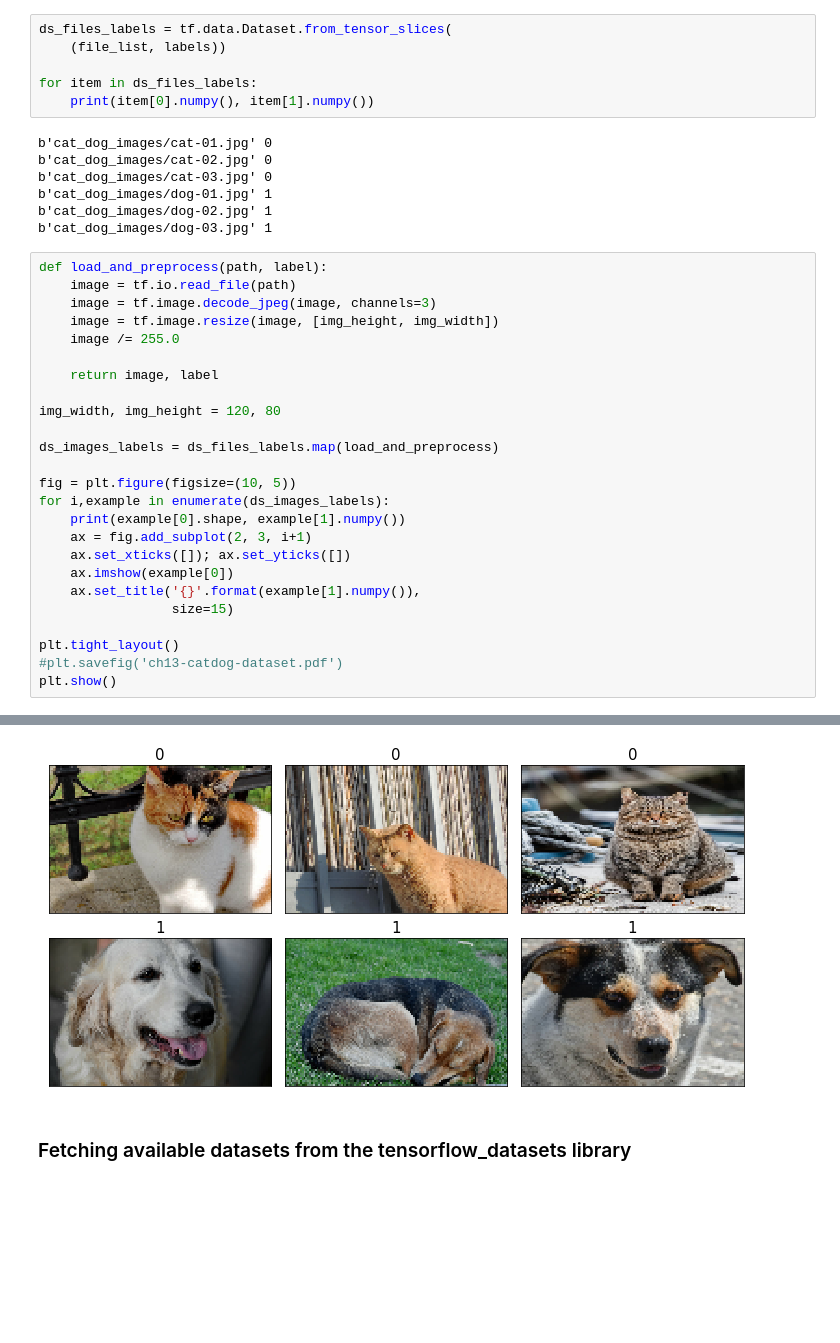
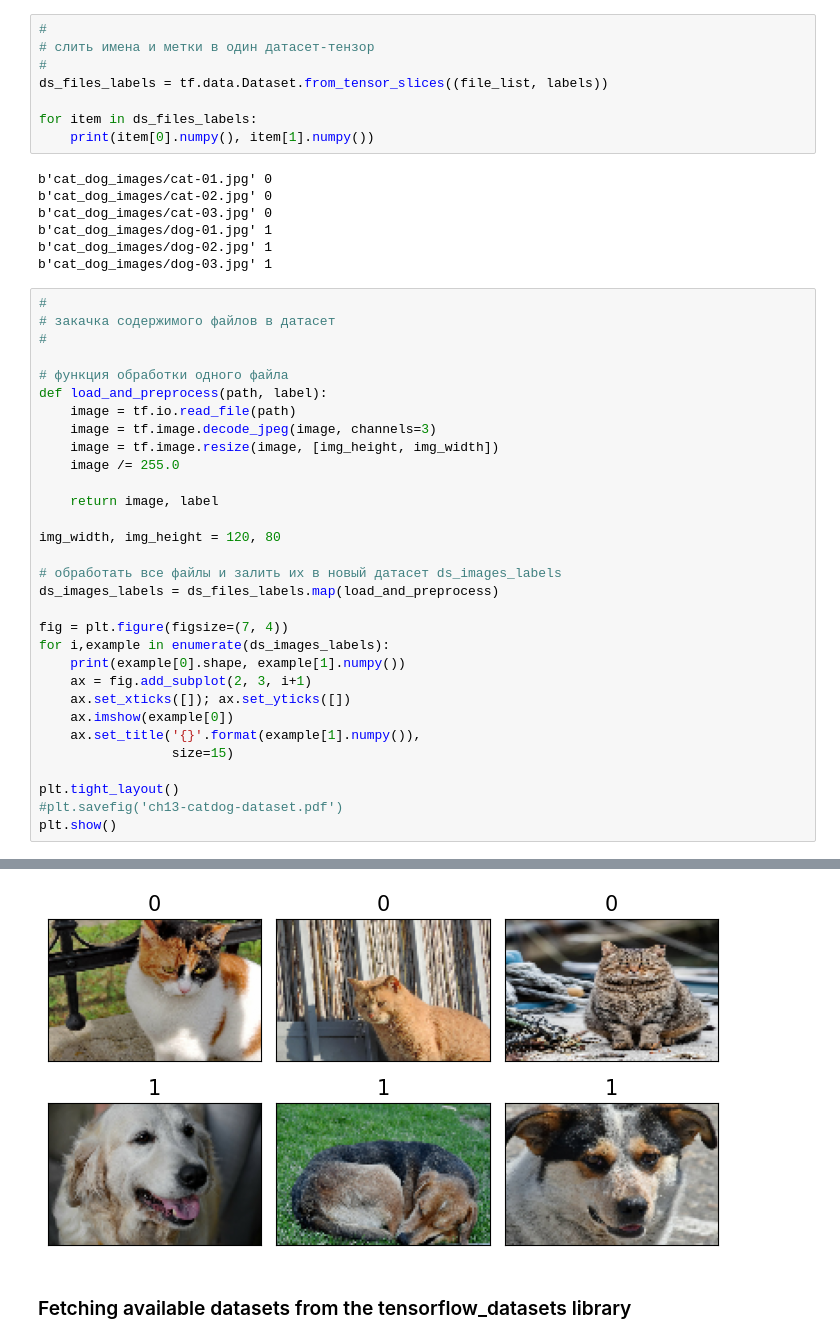
Before and after one commit to MinyaevAndrey/python-machine-learning-book-3rd-edition, a Jupyter notebook: ch13/ch13_part1.ipynb, the cells around one changed output, grey strips where cells are left out. Saved outputs shown, nothing was run; the diff lists cells and outputs as text; blank space fills up the shorter version.

```diff
--- a/ch13/ch13_part1.ipynb
+++ b/ch13/ch13_part1.ipynb
@@ -506,8 +512,10 @@ print(labels)
 # %% [output]
 [0, 0, 0, 1, 1, 1]
 # %%
-ds_files_labels = tf.data.Dataset.from_tensor_slices(
-    (file_list, labels))
+#
+# слить имена и метки в один датасет-тензор
+#
+ds_files_labels = tf.data.Dataset.from_tensor_slices((file_list, labels))
 
 for item in ds_files_labels:
     print(item[0].numpy(), item[1].numpy())
@@ -519,38 +527,44 @@ b'cat_dog_images/dog-01.jpg' 1
 b'cat_dog_images/dog-02.jpg' 1
 b'cat_dog_images/dog-03.jpg' 1
 # %%
+#
+# закачка содержимого файлов в датасет
+#
+
+# функция обработки одного файла
 def load_and_preprocess(path, label):
     image = tf.io.read_file(path)
     image = tf.image.decode_jpeg(image, channels=3)
     image = tf.image.resize(image, [img_height, img_width])
     image /= 255.0
 
     return image, label
 
 img_width, img_height = 120, 80
 
+# обработать все файлы и залить их в новый датасет ds_images_labels
 ds_images_labels = ds_files_labels.map(load_and_preprocess)
 
-fig = plt.figure(figsize=(10, 5))
+fig = plt.figure(figsize=(7, 4))
 for i,example in enumerate(ds_images_labels):
     print(example[0].shape, example[1].numpy())
     ax = fig.add_subplot(2, 3, i+1)
     ax.set_xticks([]); ax.set_yticks([])
     ax.imshow(example[0])
     ax.set_title('{}'.format(example[1].numpy()),
                  size=15)
 
 plt.tight_layout()
 #plt.savefig('ch13-catdog-dataset.pdf')
 plt.show()
 # %% [output]
 (80, 120, 3) 0
 (80, 120, 3) 0
 (80, 120, 3) 0
 (80, 120, 3) 1
 (80, 120, 3) 1
 (80, 120, 3) 1
-[figure, old version]
+[figure, new version]
 # %% [markdown]
 ### Fetching available datasets from the tensorflow_datasets library
 # %%
```
Also changed, not shown: parts of 2 cells of this notebook.
